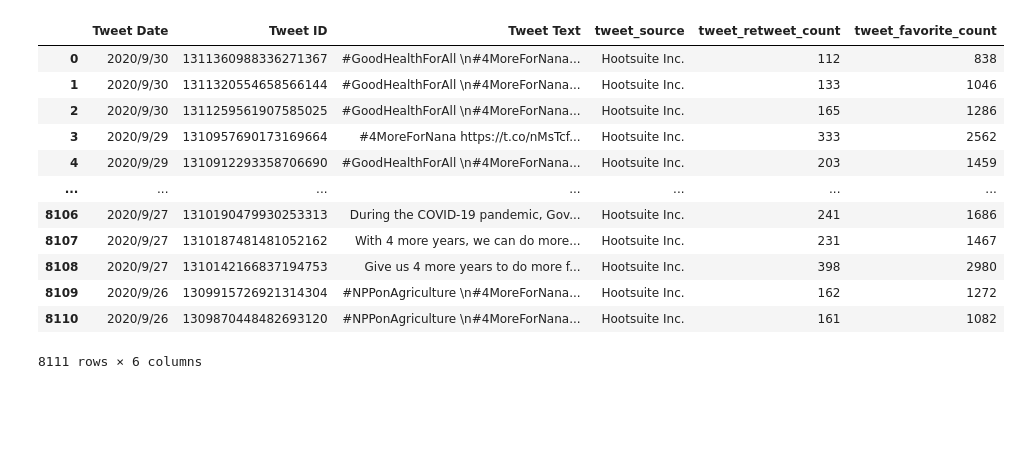
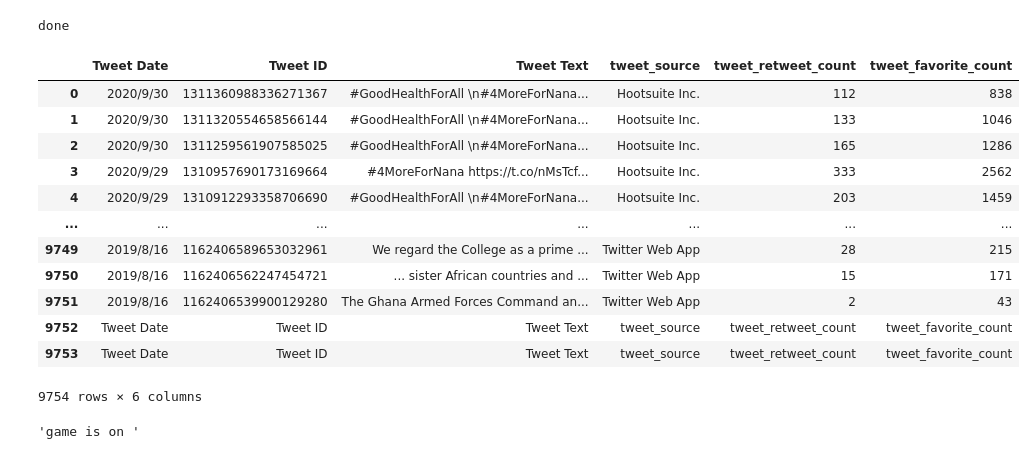
Before and after one commit to musahibrahimali/Elections, a Jupyter notebook: data/test.ipynb, the cells around one changed output. Cells and saved outputs as stored; diff of their text form; code cells hidden in the pictures; blank space fills up the shorter version.

Commit message:
cleaning the extracted data in the csv file

```diff
--- a/data/test.ipynb
+++ b/data/test.ipynb
@@ -3,17 +1,39 @@ import pandas as pd
-# %%
-dat = pd.read_csv('tweets.csv')
-dat
-# %% [output]
-|  | Tweet Date | Tweet ID | Tweet Text | tweet_source | tweet_retweet_count | tweet_favorite_count |
-| 0 | 2020/9/30 | 1311360988336271367 | #GoodHealthForAll \n#4MoreForNana... | Hootsuite Inc. | 112 | 838 |
-| 1 | 2020/9/30 | 1311320554658566144 | #GoodHealthForAll \n#4MoreForNana... | Hootsuite Inc. | 133 | 1046 |
-| 2 | 2020/9/30 | 1311259561907585025 | #GoodHealthForAll \n#4MoreForNana... | Hootsuite Inc. | 165 | 1286 |
-| 3 | 2020/9/29 | 1310957690173169664 | #4MoreForNana https://t.co/nMsTcf... | Hootsuite Inc. | 333 | 2562 |
-| 4 | 2020/9/29 | 1310912293358706690 | #GoodHealthForAll \n#4MoreForNana... | Hootsuite Inc. | 203 | 1459 |
-| ... | ... | ... | ... | ... | ... | ... |
-| 8106 | 2020/9/27 | 1310190479930253313 | During the COVID-19 pandemic, Gov... | Hootsuite Inc. | 241 | 1686 |
-| 8107 | 2020/9/27 | 1310187481481052162 | With 4 more years, we can do more... | Hootsuite Inc. | 231 | 1467 |
-| 8108 | 2020/9/27 | 1310142166837194753 | Give us 4 more years to do more f... | Hootsuite Inc. | 398 | 2980 |
-| 8109 | 2020/9/26 | 1309915726921314304 | #NPPonAgriculture \n#4MoreForNana... | Hootsuite Inc. | 162 | 1272 |
-| 8110 | 2020/9/26 | 1309870448482693120 | #NPPonAgriculture \n#4MoreForNana... | Hootsuite Inc. | 161 | 1082 |
-8111 rows × 6 columns
+# %%
+# # # import the libraries
+import pandas as pd
+import re
+import nltk
+import string
+from nltk.corpus import stopwords
+from nltk.stem.porter import PorterStemmer
+from nltk.stem.snowball import SnowballStemmer
+from nltk.corpus import wordnet
+from nltk.stem import WordNetLemmatizer
+from spellchecker import SpellChecker
+from translate import Translator
+from textblob import TextBlob
+import matplotlib.pyplot as plt
+pd.options.mode.chained_assignment = None
+translator= Translator(to_lang="English")
+print('done')
+# %% [output]
+done
+# %%
+full_data = pd.read_csv('tweets.csv')
+df = full_data[["Tweet Text"]]
+df["text"] = df["Tweet Text"].astype(str)
+full_data
+# %% [output]
+|  | Tweet Date | Tweet ID | Tweet Text | tweet_source | tweet_retweet_count | tweet_favorite_count |
+| 0 | 2020/9/30 | 1311360988336271367 | #GoodHealthForAll \n#4MoreForNana... | Hootsuite Inc. | 112 | 838 |
+| 1 | 2020/9/30 | 1311320554658566144 | #GoodHealthForAll \n#4MoreForNana... | Hootsuite Inc. | 133 | 1046 |
+| 2 | 2020/9/30 | 1311259561907585025 | #GoodHealthForAll \n#4MoreForNana... | Hootsuite Inc. | 165 | 1286 |
+| 3 | 2020/9/29 | 1310957690173169664 | #4MoreForNana https://t.co/nMsTcf... | Hootsuite Inc. | 333 | 2562 |
+| 4 | 2020/9/29 | 1310912293358706690 | #GoodHealthForAll \n#4MoreForNana... | Hootsuite Inc. | 203 | 1459 |
+| ... | ... | ... | ... | ... | ... | ... |
+| 9749 | 2019/8/16 | 1162406589653032961 | We regard the College as a prime ... | Twitter Web App | 28 | 215 |
+| 9750 | 2019/8/16 | 1162406562247454721 | ... sister African countries and ... | Twitter Web App | 15 | 171 |
+| 9751 | 2019/8/16 | 1162406539900129280 | The Ghana Armed Forces Command an... | Twitter Web App | 2 | 43 |
+| 9752 | Tweet Date | Tweet ID | Tweet Text | tweet_source | tweet_retweet_count | tweet_favorite_count |
+| 9753 | Tweet Date | Tweet ID | Tweet Text | tweet_source | tweet_retweet_count | tweet_favorite_count |
+9754 rows × 6 columns
@@ -19,0 +64,17 @@ dat
+# %%
+
+# Reference : https://gist.github.com/slowkow/7a7f61f495e3dbb7e3d767f97bd7304b
+def remove_emoji(string):
+    emoji_pattern = re.compile("["
+                           u"\U0001F600-\U0001F64F"  # emoticons
+                           u"\U0001F300-\U0001F5FF"  # symbols & pictographs
+                           u"\U0001F680-\U0001F6FF"  # transport & map symbols
+                           u"\U0001F1E0-\U0001F1FF"  # flags (iOS)
+                           u"\U00002702-\U000027B0"
+                           u"\U000024C2-\U0001F251"
+                           "]+", flags=re.UNICODE)
+    return emoji_pattern.sub(r'', string)
+
+remove_emoji("game is on 🔥🔥")
+# %% [output]
+'game is on '
```
Also changed, not shown: parts of 18 cells of this notebook, 1 other file.
